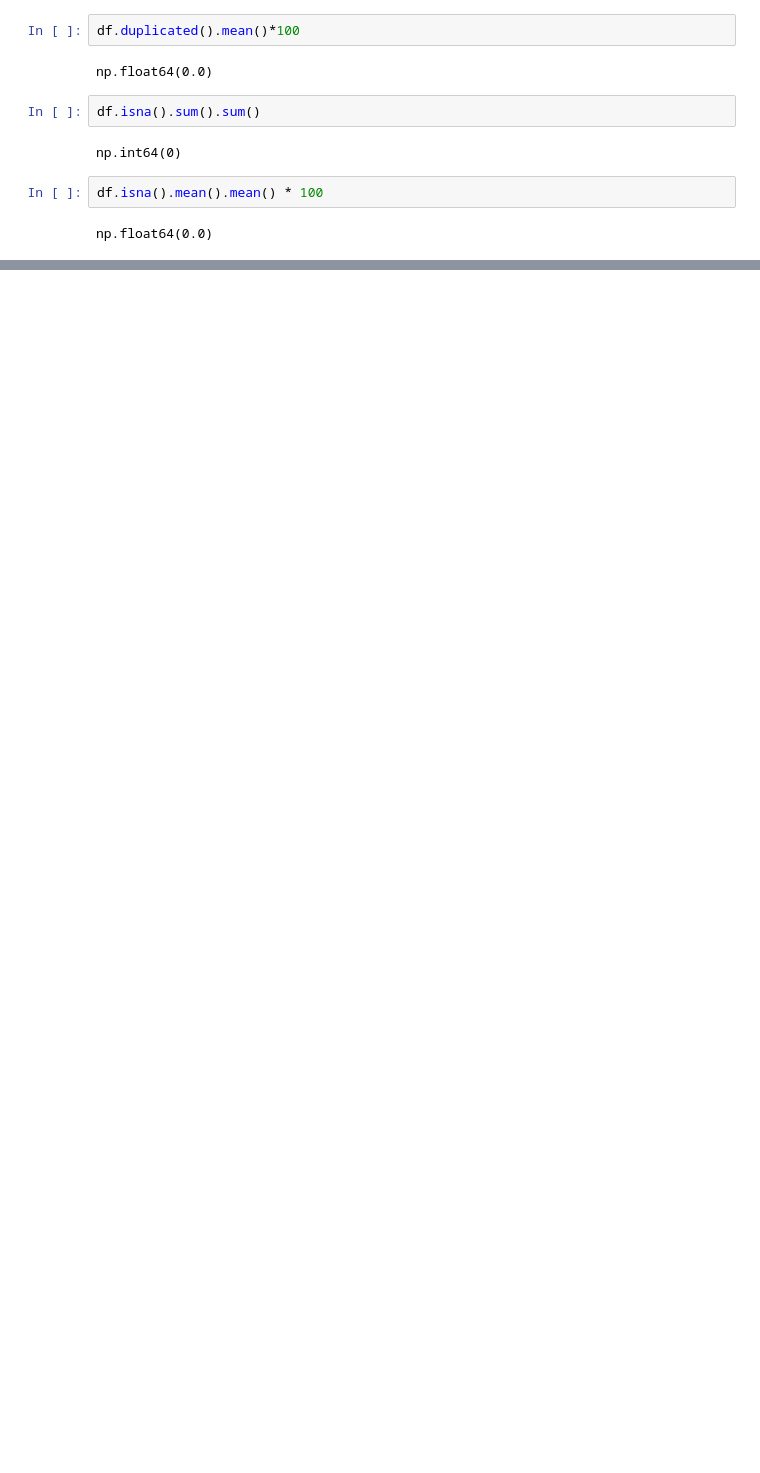
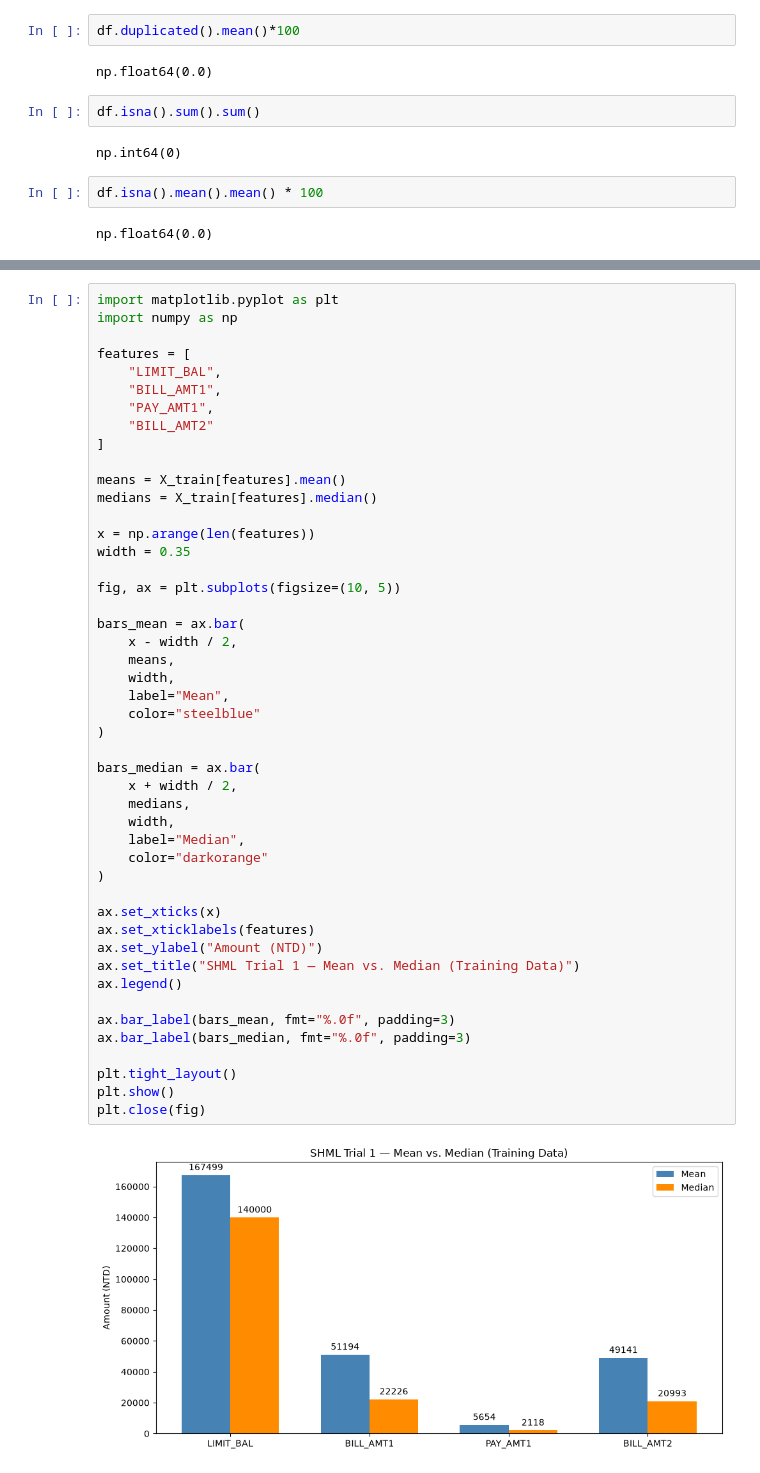
Before and after one commit to divyakapoor23/SHML, a Jupyter notebook: Phase2.ipynb, the cells around one changed output, grey strips where cells are left out. Drawn from its saved outputs; the diff is of its cells as text; blank space fills up the shorter version.

```diff
--- a/Phase2.ipynb
+++ b/Phase2.ipynb
@@ -242,0 +831,49 @@ np.float64(0.0)
+# %%
+import matplotlib.pyplot as plt
+import numpy as np
+
+features = [
+    "LIMIT_BAL",
+    "BILL_AMT1",
+    "PAY_AMT1",
+    "BILL_AMT2"
+]
+
+means = X_train[features].mean()
+medians = X_train[features].median()
+
+x = np.arange(len(features))
+width = 0.35
+
+fig, ax = plt.subplots(figsize=(10, 5))
+
+bars_mean = ax.bar(
+    x - width / 2,
+    means,
+    width,
+    label="Mean",
+    color="steelblue"
+)
+
+bars_median = ax.bar(
+    x + width / 2,
+    medians,
+    width,
+    label="Median",
+    color="darkorange"
+)
+
+ax.set_xticks(x)
+ax.set_xticklabels(features)
+ax.set_ylabel("Amount (NTD)")
+ax.set_title("SHML Trial 1 — Mean vs. Median (Training Data)")
+ax.legend()
+
+ax.bar_label(bars_mean, fmt="%.0f", padding=3)
+ax.bar_label(bars_median, fmt="%.0f", padding=3)
+
+plt.tight_layout()
+plt.show()
+plt.close(fig)
+# %% [output]
+[figure, added]
```
Also changed, not shown: parts of 39 cells of this notebook, 4 other files.
